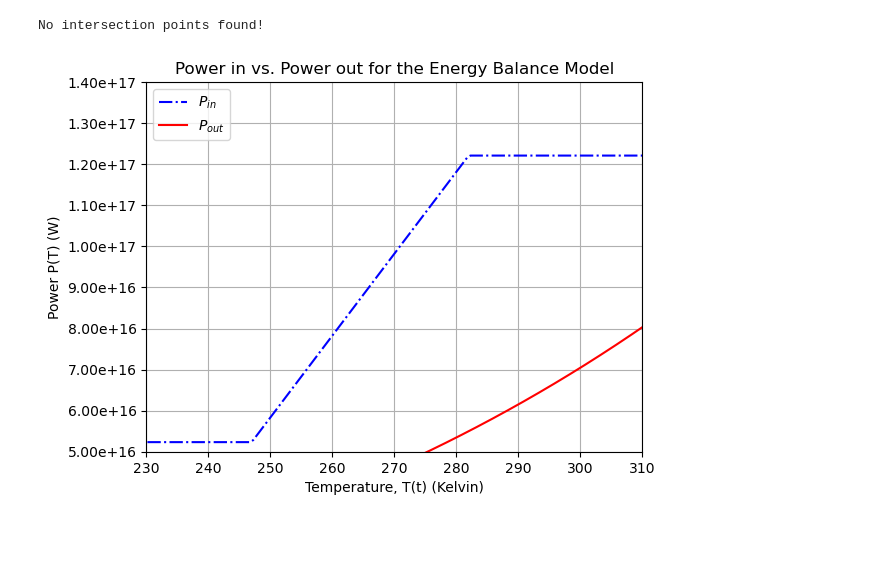
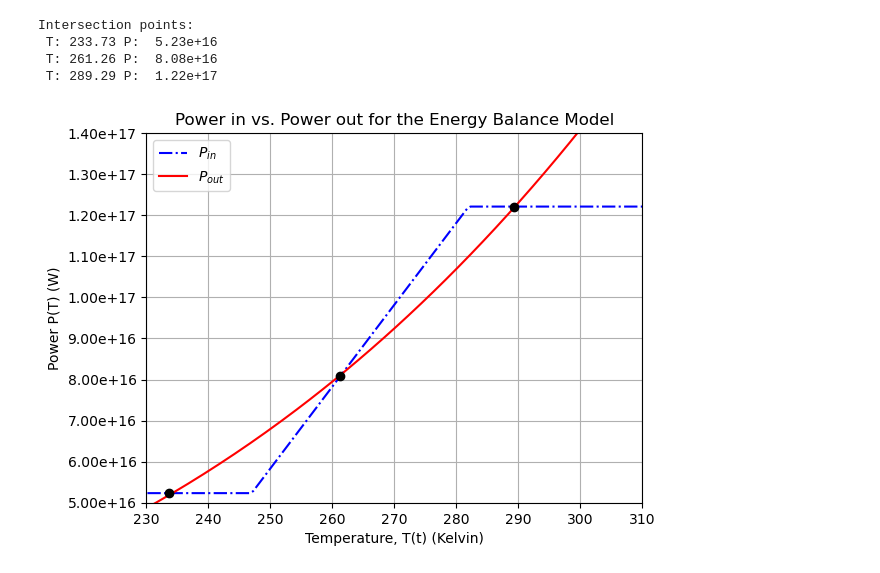
Before and after one commit to blucardin/SCIE001Math, a Jupyter notebook: intersection.ipynb, the cells around one changed output. Cells and saved outputs as stored; diff of their text form; code cells hidden in the pictures; blank space fills up the shorter version.

```diff
--- a/intersection.ipynb
+++ b/intersection.ipynb
@@ -48,7 +48,10 @@ def plot(epsilon):
     plt.plot(T_eq[idx], P_in[idx], 'ko')
     plt.show()
 # %%
-plot(0.3) # plot P_in vs. P_out for given epsilon
+plot(0.6) # plot P_in vs. P_out for given epsilon
 # %% [output]
-No intersection points found!
+Intersection points:
+ T: 233.73 P:  5.23e+16
+ T: 261.26 P:  8.08e+16
+ T: 289.29 P:  1.22e+17
-[figure, old version]
+[figure, new version]
```
Also changed, not shown: 1 other file.
